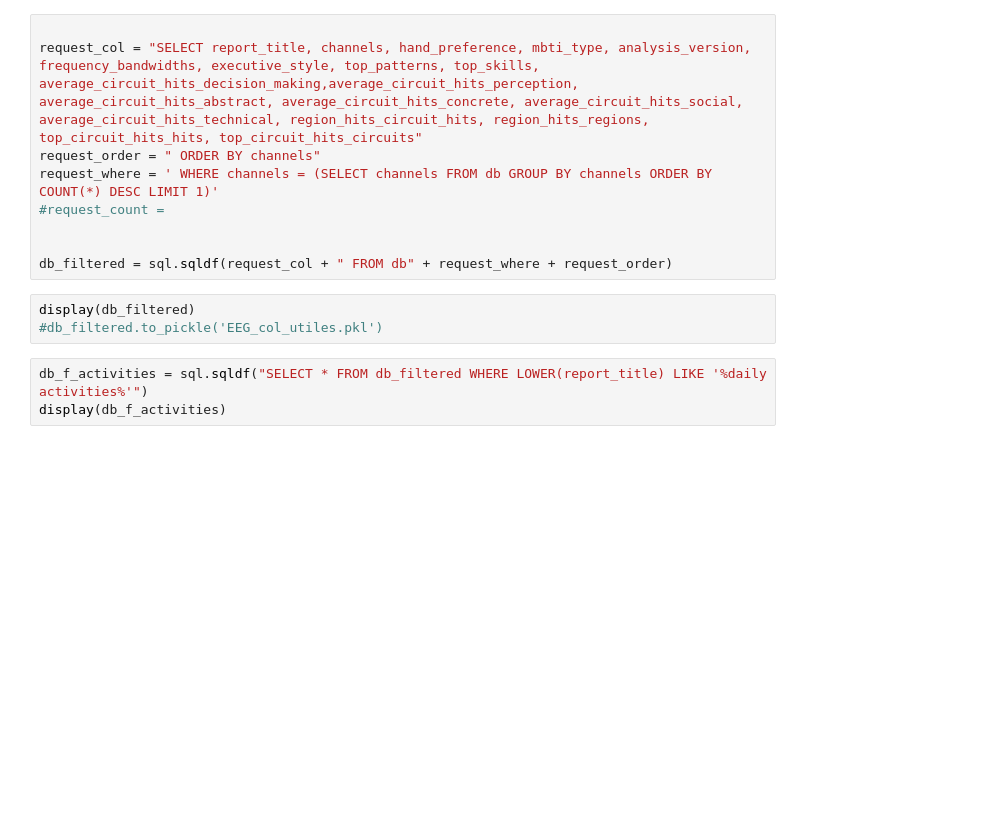
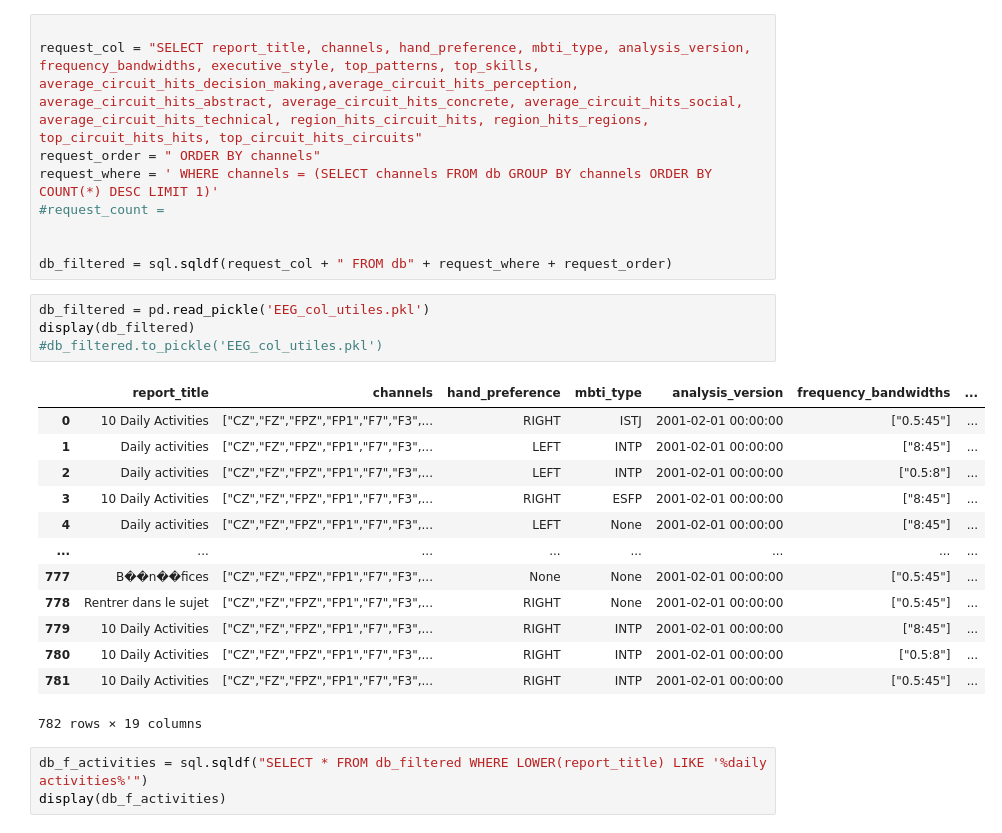
Before and after one commit to F1rePh0enix/Class_EEG_MBTI, a Jupyter notebook: Extraction.ipynb, the cells around one changed output. Drawn from its saved outputs; the diff is of its cells as text; blank space fills up the shorter version.

```diff
--- a/Extraction.ipynb
+++ b/Extraction.ipynb
@@ -25,8 +25,23 @@ request_where = ' WHERE channels = (SELECT channels FROM db GROUP BY channels OR
 
 db_filtered = sql.sqldf(request_col + " FROM db" + request_where + request_order)
 # %%
+db_filtered = pd.read_pickle('EEG_col_utiles.pkl')
 display(db_filtered)
 #db_filtered.to_pickle('EEG_col_utiles.pkl')
+# %% [output]
+|  | report_title | channels | hand_preference | mbti_type | analysis_version | frequency_bandwidths | ... |
+| 0 | 10 Daily Activities | ["CZ","FZ","FPZ","FP1","F7","F3",... | RIGHT | ISTJ | 2001-02-01 00:00:00 | ["0.5:45"] | ... |
+| 1 | Daily activities | ["CZ","FZ","FPZ","FP1","F7","F3",... | LEFT | INTP | 2001-02-01 00:00:00 | ["8:45"] | ... |
+| 2 | Daily activities | ["CZ","FZ","FPZ","FP1","F7","F3",... | LEFT | INTP | 2001-02-01 00:00:00 | ["0.5:8"] | ... |
+| 3 | 10 Daily Activities | ["CZ","FZ","FPZ","FP1","F7","F3",... | RIGHT | ESFP | 2001-02-01 00:00:00 | ["8:45"] | ... |
+| 4 | Daily activities | ["CZ","FZ","FPZ","FP1","F7","F3",... | LEFT | None | 2001-02-01 00:00:00 | ["8:45"] | ... |
+| ... | ... | ... | ... | ... | ... | ... | ... |
+| 777 | B��n��fices | ["CZ","FZ","FPZ","FP1","F7","F3",... | None | None | 2001-02-01 00:00:00 | ["0.5:45"] | ... |
+| 778 | Rentrer dans le sujet | ["CZ","FZ","FPZ","FP1","F7","F3",... | RIGHT | None | 2001-02-01 00:00:00 | ["0.5:45"] | ... |
+| 779 | 10 Daily Activities | ["CZ","FZ","FPZ","FP1","F7","F3",... | RIGHT | INTP | 2001-02-01 00:00:00 | ["8:45"] | ... |
+| 780 | 10 Daily Activities | ["CZ","FZ","FPZ","FP1","F7","F3",... | RIGHT | INTP | 2001-02-01 00:00:00 | ["0.5:8"] | ... |
+| 781 | 10 Daily Activities | ["CZ","FZ","FPZ","FP1","F7","F3",... | RIGHT | INTP | 2001-02-01 00:00:00 | ["0.5:45"] | ... |
+782 rows × 19 columns
 # %%
 db_f_activities = sql.sqldf("SELECT * FROM db_filtered WHERE LOWER(report_title) LIKE '%daily activities%'")
 display(db_f_activities)
```
Also changed, not shown: 2 other files.
